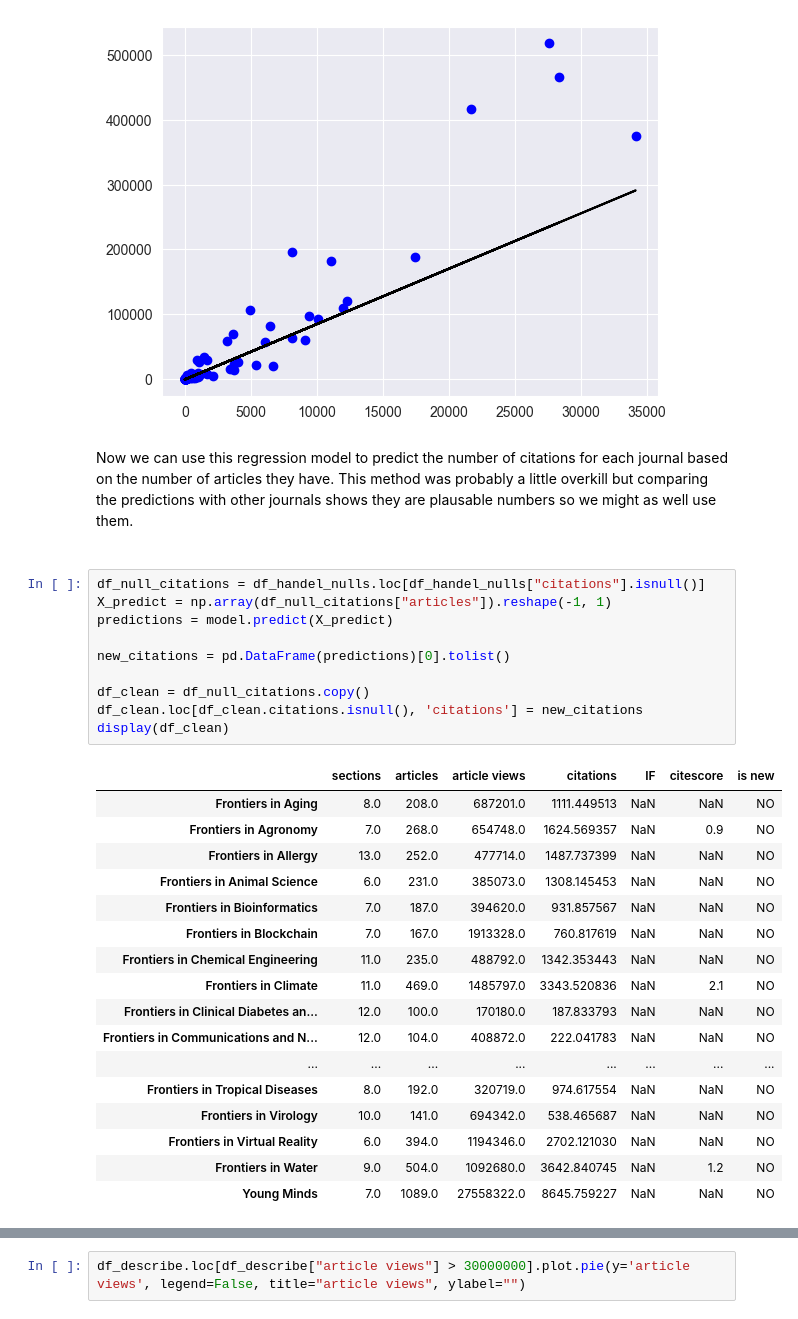
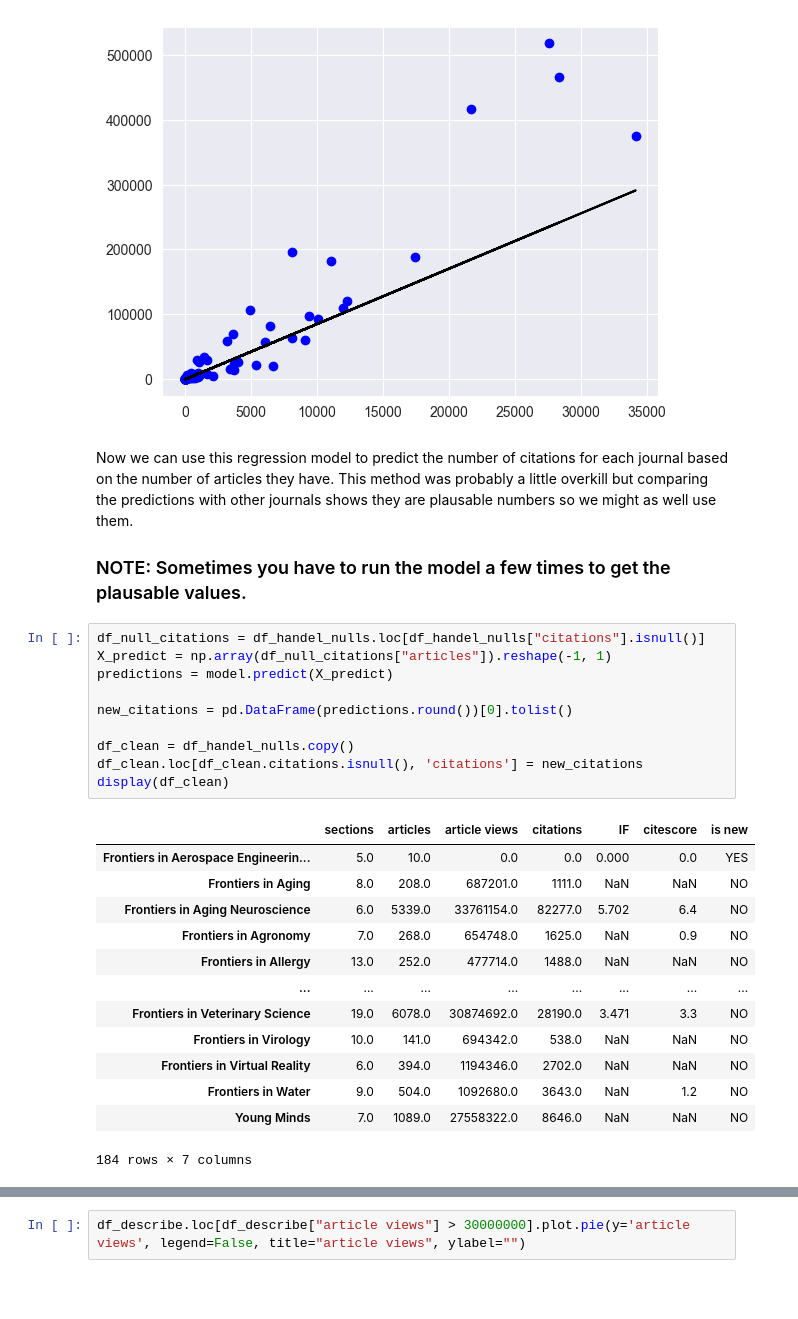
Before and after one commit to joshdev1/Frontiers, a Jupyter notebook: data_programming.ipynb, the cells around one changed output, grey strips where cells are left out. Saved outputs shown, nothing was run; the diff lists cells and outputs as text; blank space fills up the shorter version.

Commit message:
Started cleaned data analysis

```diff
--- a/data_programming.ipynb
+++ b/data_programming.ipynb
@@ -312,32 +312,28 @@ The RMSE is:  47035.2060890929
 # %% [markdown]
 Now we can use this regression model to predict the number of citations for each journal based on the number of articles they have. This method was probably a little overkill but comparing the predictions with other journals shows they are plausable numbers so we might as well use them.
 
-###
+### NOTE: Sometimes you have to run the model a few times to get the plausable values.
 # %%
 df_null_citations = df_handel_nulls.loc[df_handel_nulls["citations"].isnull()]
 X_predict = np.array(df_null_citations["articles"]).reshape(-1, 1)
 predictions = model.predict(X_predict)
 
-new_citations = pd.DataFrame(predictions)[0].tolist()
+new_citations = pd.DataFrame(predictions.round())[0].tolist()
 
-df_clean = df_null_citations.copy()
+df_clean = df_handel_nulls.copy()
 df_clean.loc[df_clean.citations.isnull(), 'citations'] = new_citations
 display(df_clean)
 # %% [output]
 |  | sections | articles | article views | citations | IF | citescore | is new |
-| Frontiers in Aging | 8.0 | 208.0 | 687201.0 | 1111.449513 | NaN | NaN | NO |
-| Frontiers in Agronomy | 7.0 | 268.0 | 654748.0 | 1624.569357 | NaN | 0.9 | NO |
-| Frontiers in Allergy | 13.0 | 252.0 | 477714.0 | 1487.737399 | NaN | NaN | NO |
-| Frontiers in Animal Science | 6.0 | 231.0 | 385073.0 | 1308.145453 | NaN | NaN | NO |
-| Frontiers in Bioinformatics | 7.0 | 187.0 | 394620.0 | 931.857567 | NaN | NaN | NO |
-| Frontiers in Blockchain | 7.0 | 167.0 | 1913328.0 | 760.817619 | NaN | NaN | NO |
-| Frontiers in Chemical Engineering | 11.0 | 235.0 | 488792.0 | 1342.353443 | NaN | NaN | NO |
-| Frontiers in Climate | 11.0 | 469.0 | 1485797.0 | 3343.520836 | NaN | 2.1 | NO |
-| Frontiers in Clinical Diabetes an... | 12.0 | 100.0 | 170180.0 | 187.833793 | NaN | NaN | NO |
-| Frontiers in Communications and N... | 12.0 | 104.0 | 408872.0 | 222.041783 | NaN | NaN | NO |
+| Frontiers in Aerospace Engineerin... | 5.0 | 10.0 | 0.0 | 0.0 | 0.000 | 0.0 | YES |
+| Frontiers in Aging | 8.0 | 208.0 | 687201.0 | 1111.0 | NaN | NaN | NO |
+| Frontiers in Aging Neuroscience | 6.0 | 5339.0 | 33761154.0 | 82277.0 | 5.702 | 6.4 | NO |
+| Frontiers in Agronomy | 7.0 | 268.0 | 654748.0 | 1625.0 | NaN | 0.9 | NO |
+| Frontiers in Allergy | 13.0 | 252.0 | 477714.0 | 1488.0 | NaN | NaN | NO |
 | ... | ... | ... | ... | ... | ... | ... | ... |
-| Frontiers in Tropical Diseases | 8.0 | 192.0 | 320719.0 | 974.617554 | NaN | NaN | NO |
-| Frontiers in Virology | 10.0 | 141.0 | 694342.0 | 538.465687 | NaN | NaN | NO |
-| Frontiers in Virtual Reality | 6.0 | 394.0 | 1194346.0 | 2702.121030 | NaN | NaN | NO |
-| Frontiers in Water | 9.0 | 504.0 | 1092680.0 | 3642.840745 | NaN | 1.2 | NO |
-| Young Minds | 7.0 | 1089.0 | 27558322.0 | 8645.759227 | NaN | NaN | NO |
+| Frontiers in Veterinary Science | 19.0 | 6078.0 | 30874692.0 | 28190.0 | 3.471 | 3.3 | NO |
+| Frontiers in Virology | 10.0 | 141.0 | 694342.0 | 538.0 | NaN | NaN | NO |
+| Frontiers in Virtual Reality | 6.0 | 394.0 | 1194346.0 | 2702.0 | NaN | NaN | NO |
+| Frontiers in Water | 9.0 | 504.0 | 1092680.0 | 3643.0 | NaN | 1.2 | NO |
+| Young Minds | 7.0 | 1089.0 | 27558322.0 | 8646.0 | NaN | NaN | NO |
+184 rows × 7 columns
```
Also changed, not shown: parts of 7 cells of this notebook.
